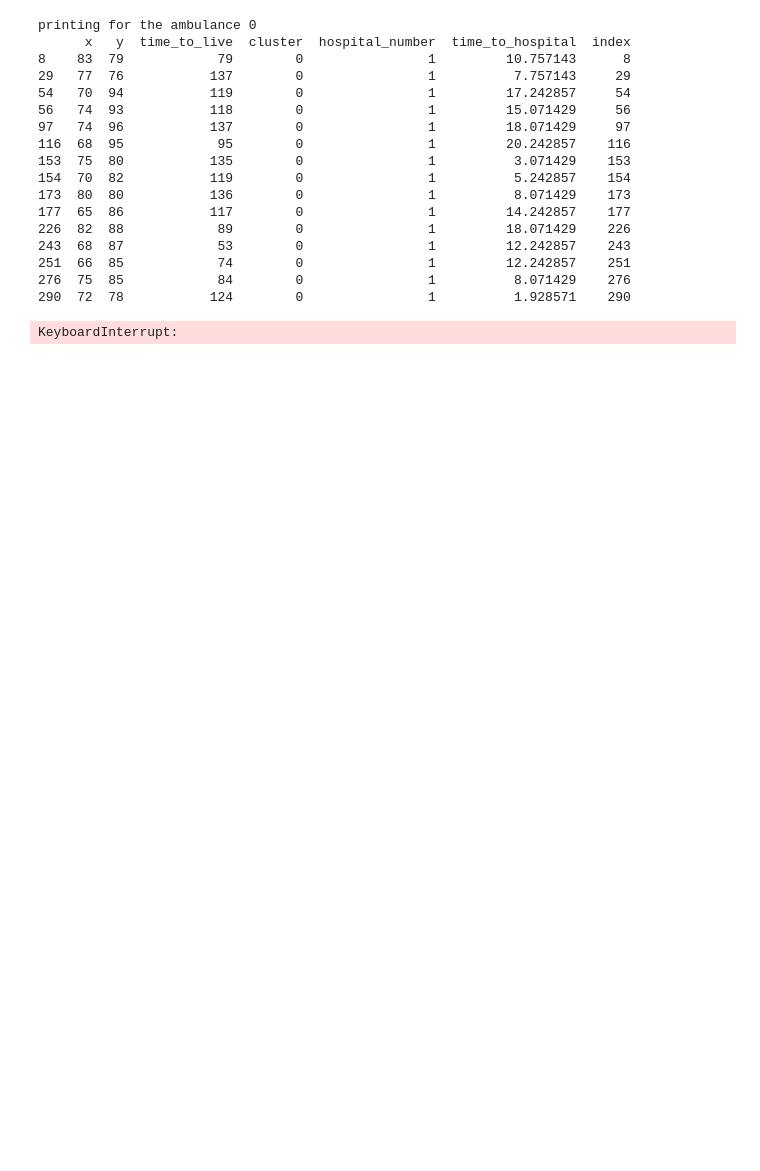
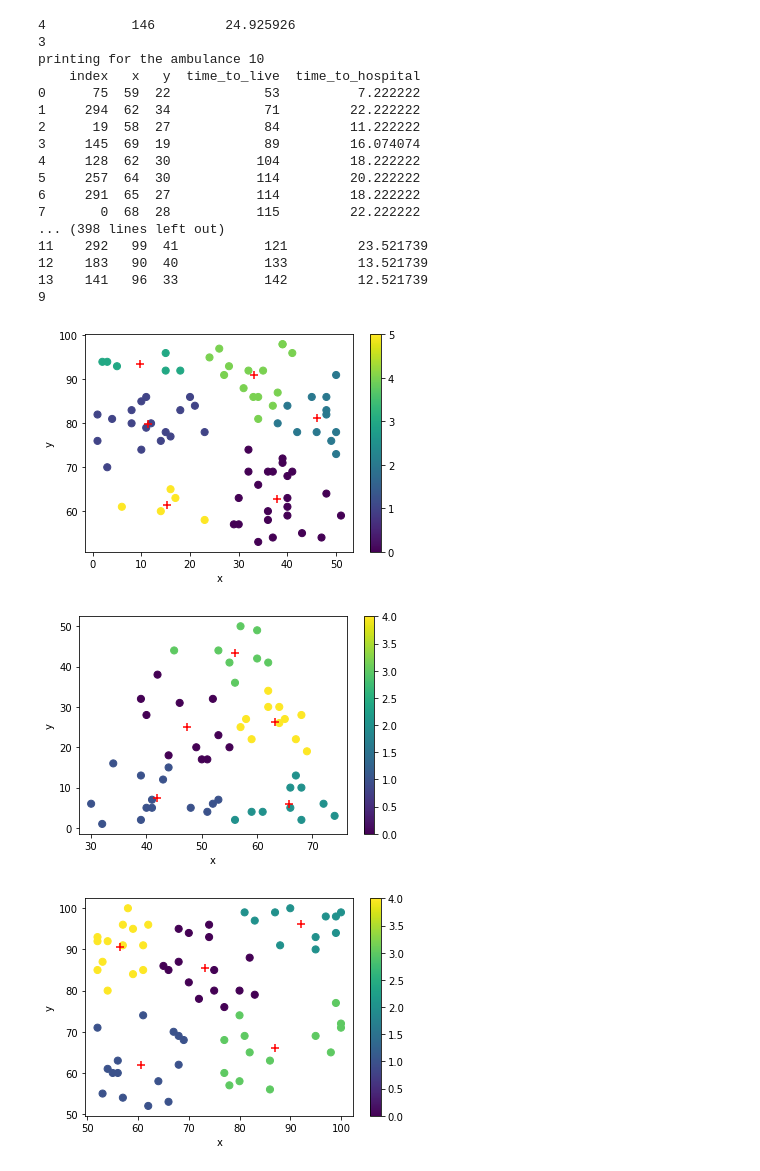
Before and after one commit to samarthtambad/heuristic-problem-solving, a Jupyter notebook: ambulance-pickup/solvers/hemant/check.ipynb, the cells around one changed output. Saved outputs shown, nothing was run; the diff lists cells and outputs as text; code cells hidden in the pictures; blank space fills up the shorter version.

```diff
--- a/ambulance-pickup/solvers/hemant/check.ipynb
+++ b/ambulance-pickup/solvers/hemant/check.ipynb
@@ -113,40 +113,49 @@ Counter({2: 78, 0: 70, 1: 54, 3: 50, 4: 46})
 # %%
 patients_picked = []
 am_number = 0
+total_patients_picked = 0
 for cluster_num in range(number_of_hospital):
 
     hospital_number = cluster_map[cluster_num]
 
     df_hospital = df.loc[df['hospital_number'] == hospital_number]
     hospital_location = cluster_locations[cluster_num]
     hospital_total_ambulance = num_ambulance_at_hospital[hospital_number]
 
     df_hospital = plot_cluster(df_hospital, hospital_total_ambulance)
 
     df_hospital["time_to_hospital"] = abs(df_hospital["x"] - hospital_location[0]) + abs(df_hospital["y"]-hospital_location[1])
 
     for ambulance_no in range(hospital_total_ambulance):
         df_ambulance = df_hospital.loc[df_hospital['cluster'] == ambulance_no]
         df_ambulance["index"] = df_ambulance.index
         print("printing for the ambulance", am_number)
-        patients_picked.append(routing_one_ambulance(df_ambulance))
+
+        df_ambulance.to_csv(str(am_number) + ".csv", index = False)
+        print(routing_one_ambulance(df_ambulance))
+        num, patient_per_ambulance = routing_one_ambulance(df_ambulance)
+        patients_picked.append(patient_per_ambulance)
+        print(num)
+        total_patients_picked = total_patients_picked + num
         am_number = am_number + 1
 # %% [output]
-printing for the ambulance 0
-      x   y  time_to_live  cluster  hospital_number  time_to_hospital  index
-8    83  79            79        0                1         10.757143      8
-29   77  76           137        0                1          7.757143     29
-54   70  94           119        0                1         17.242857     54
-56   74  93           118        0                1         15.071429     56
-97   74  96           137        0                1         18.071429     97
-116  68  95            95        0                1         20.242857    116
-153  75  80           135        0                1          3.071429    153
-154  70  82           119        0                1          5.242857    154
-173  80  80           136        0                1          8.071429    173
-177  65  86           117        0                1         14.242857    177
-226  82  88            89        0                1         18.071429    226
-243  68  87            53        0                1         12.242857    243
-251  66  85            74        0                1         12.242857    251
-276  75  85            84        0                1          8.071429    276
-290  72  78           124        0                1          1.928571    290
+4           146         24.925926
+3
+printing for the ambulance 10
+    index   x   y  time_to_live  time_to_hospital
+0      75  59  22            53          7.222222
+1     294  62  34            71         22.222222
+2      19  58  27            84         11.222222
+3     145  69  19            89         16.074074
+4     128  62  30           104         18.222222
+5     257  64  30           114         20.222222
+6     291  65  27           114         18.222222
+7       0  68  28           115         22.222222
+... (398 lines left out)
+11    292   99  41           121         23.521739
+12    183   90  40           133         13.521739
+13    141   96  33           142         12.521739
+9
-KeyboardInterrupt:
+[figure, added]
+[figure, added]
+[figure, added]
```
Also changed, not shown: parts of 8 cells of this notebook, 24 other files.
